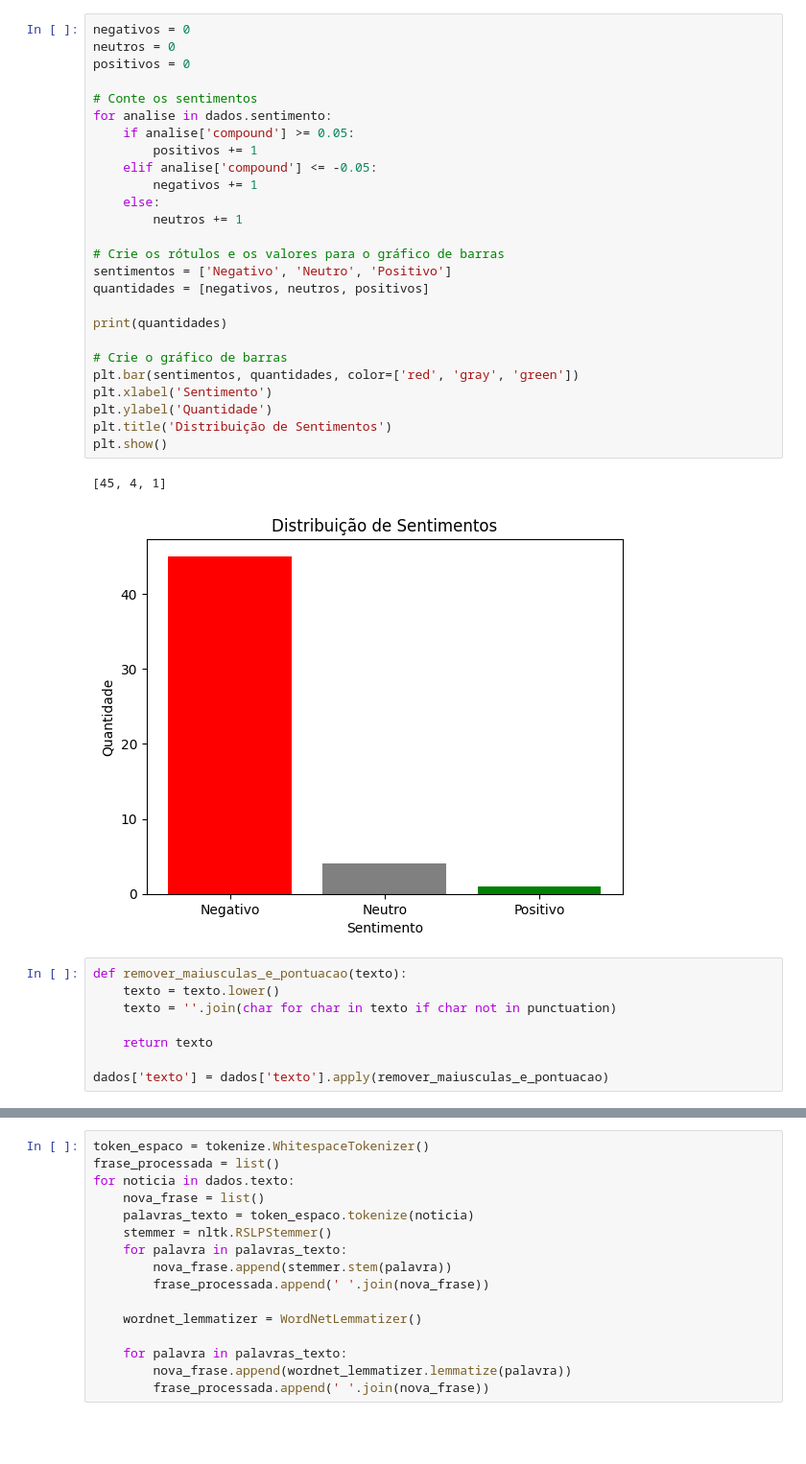
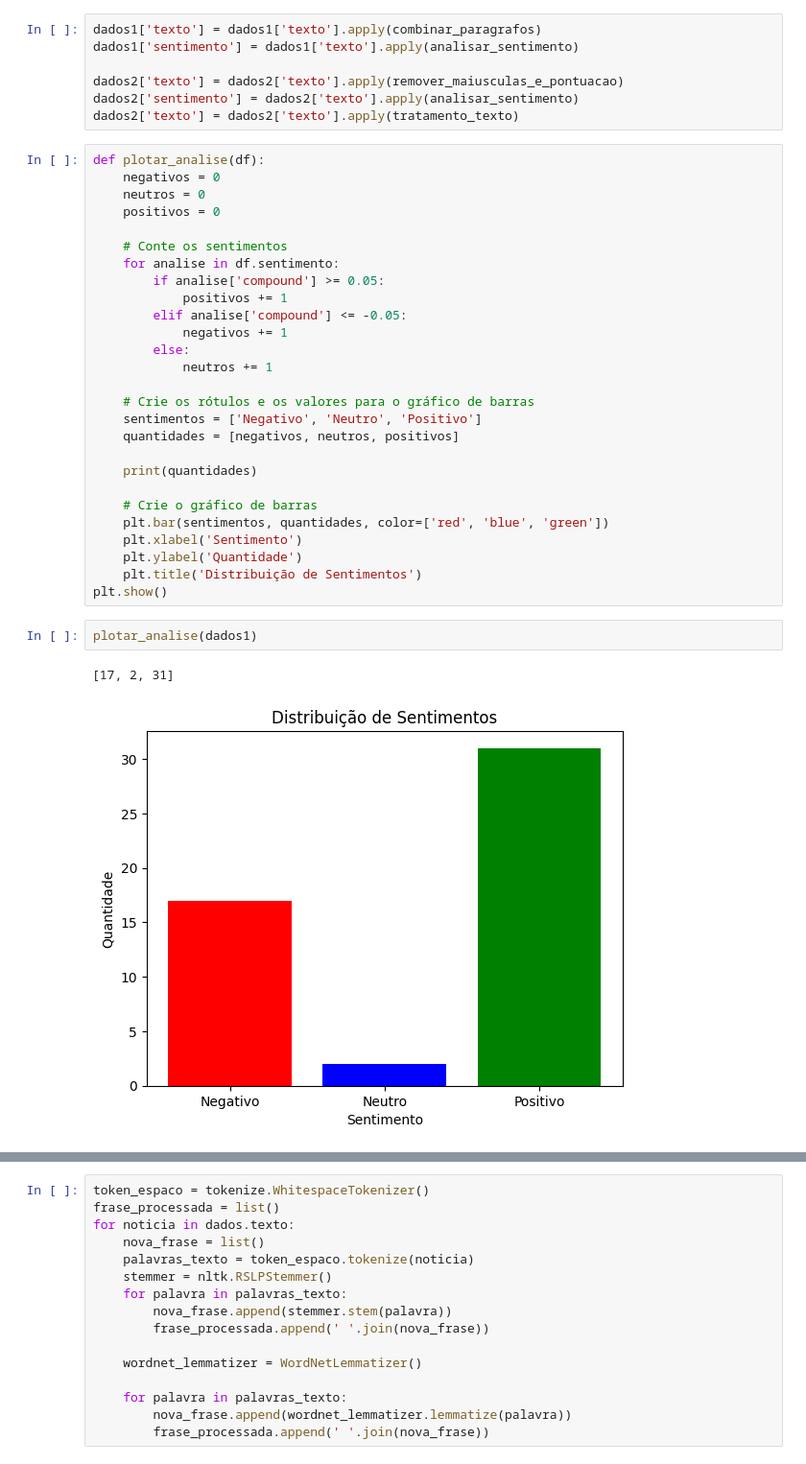
Before and after one commit to staubjoao/analise_sentimentos_financeiro, a Jupyter notebook: analise.ipynb, the cells around one changed output, grey strips where cells are left out. Shown: that part at 96% size. Drawn from its saved outputs; the diff is of its cells as text; blank space fills up the shorter version.

Commit message:
Fazendo analise de forma mais precisa para as noticias em pt-br

```diff
--- a/analise.ipynb
+++ b/analise.ipynb
@@ -41,37 +61,39 @@ dados['sentimento'] = dados['texto'].apply(analisar_sentimento)
+# %%
+dados1['texto'] = dados1['texto'].apply(combinar_paragrafos)
+dados1['sentimento'] = dados1['texto'].apply(analisar_sentimento)
+
+dados2['texto'] = dados2['texto'].apply(remover_maiusculas_e_pontuacao)
+dados2['sentimento'] = dados2['texto'].apply(analisar_sentimento)
+dados2['texto'] = dados2['texto'].apply(tratamento_texto)
 # %%
-negativos = 0
-neutros = 0
-positivos = 0
+def plotar_analise(df):
+    negativos = 0
+    neutros = 0
+    positivos = 0
 
-# Conte os sentimentos
-for analise in dados.sentimento:
-    if analise['compound'] >= 0.05:
-        positivos += 1
-    elif analise['compound'] <= -0.05:
-        negativos += 1
-    else:
-        neutros += 1
+    # Conte os sentimentos
+    for analise in df.sentimento:
+        if analise['compound'] >= 0.05:
+            positivos += 1
+        elif analise['compound'] <= -0.05:
+            negativos += 1
+        else:
+            neutros += 1
 
-# Crie os rótulos e os valores para o gráfico de barras
-sentimentos = ['Negativo', 'Neutro', 'Positivo']
-quantidades = [negativos, neutros, positivos]
+    # Crie os rótulos e os valores para o gráfico de barras
+    sentimentos = ['Negativo', 'Neutro', 'Positivo']
+    quantidades = [negativos, neutros, positivos]
 
-print(quantidades)
+    print(quantidades)
 
-# Crie o gráfico de barras
-plt.bar(sentimentos, quantidades, color=['red', 'gray', 'green'])
-plt.xlabel('Sentimento')
-plt.ylabel('Quantidade')
-plt.title('Distribuição de Sentimentos')
+    # Crie o gráfico de barras
+    plt.bar(sentimentos, quantidades, color=['red', 'blue', 'green'])
+    plt.xlabel('Sentimento')
+    plt.ylabel('Quantidade')
+    plt.title('Distribuição de Sentimentos')
 plt.show()
-# %% [output]
-[45, 4, 1]
-[figure, removed]
-# %%
-def remover_maiusculas_e_pontuacao(texto):
-    texto = texto.lower()
-    texto = ''.join(char for char in texto if char not in punctuation)
-
-    return texto
-
-dados['texto'] = dados['texto'].apply(remover_maiusculas_e_pontuacao)
+# %%
+plotar_analise(dados1)
+# %% [output]
+[17, 2, 31]
+[figure, added]
```
Also changed, not shown: parts of 16 cells of this notebook, 5 other files.
